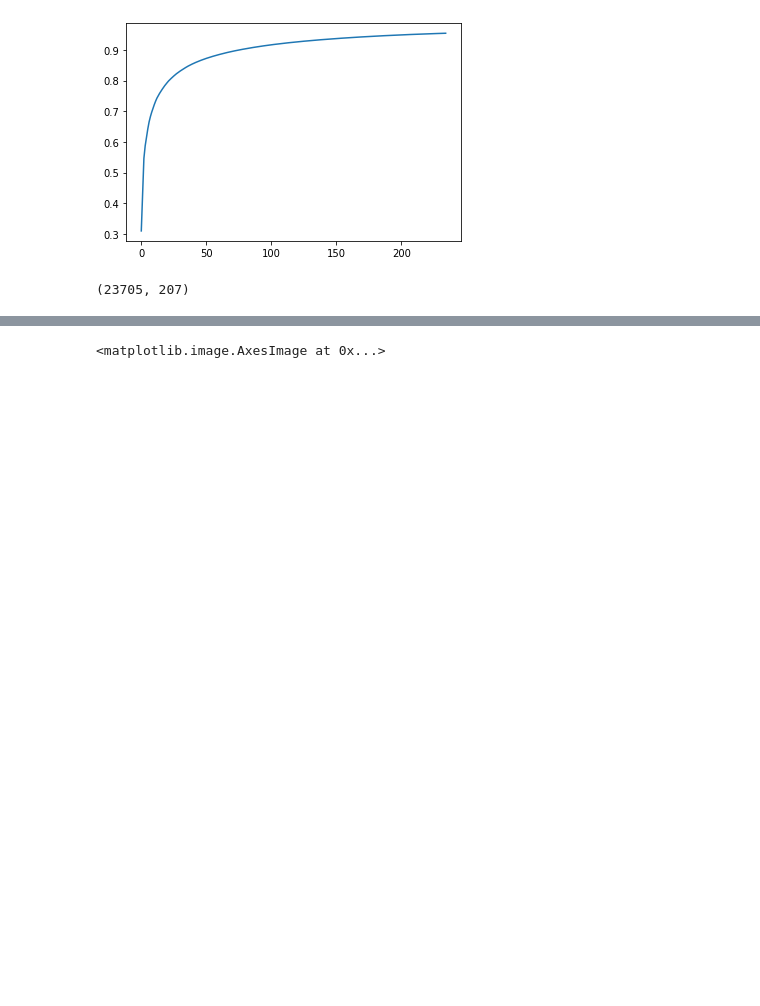
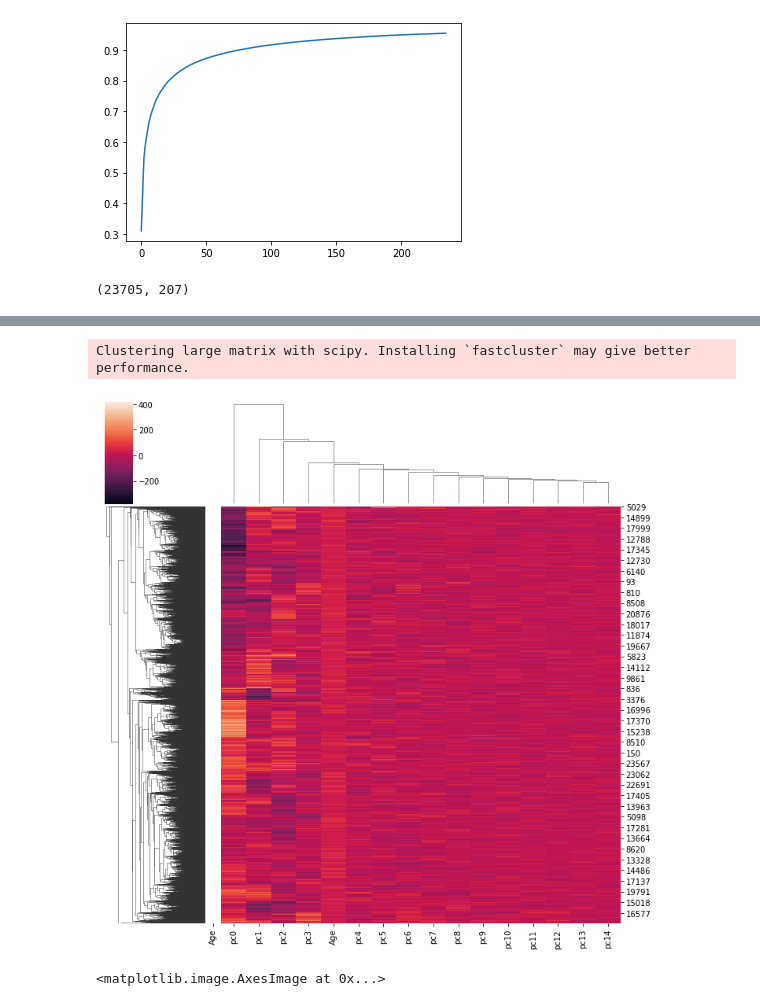
Before and after one commit to MikkelWolfhagen/02582-case-2, a Jupyter notebook: Case2.ipynb, the cells around one changed output, grey strips where cells are left out. Drawn from its saved outputs; the diff is of its cells as text; code cells hidden in the pictures; blank space fills up the shorter version.

```diff
--- a/Case2.ipynb
+++ b/Case2.ipynb
@@ -278,0 +287,4 @@ X_reduced.shape
+# %%
+feat_cols = ['pc'+str(i) for i in range(X_re_df.shape[1])]
+# %%
+X_re_df.columns=feat_cols
@@ -278,0 +305,5 @@ X_reduced.shape
+# %%
+max_pc=15
+X_re_small=X_re_df.iloc[: ,:max_pc]
+# %%
+X_re_small['Age']=Age
@@ -279,3 +409,23 @@ X_reduced.shape
+# %%
+import seaborn as sns
+
+#iris = sns.load_dataset("iris")
+#species = iris.pop("species")
+#g = sns.clustermap(X_re_small)
+
+#g=sns.clustermap(X_re_small,
+#                   figsize=(10, 8),
+#                  row_cluster=False,
+#                   dendrogram_ratio=(.1, .2),
+#                   cbar_pos=(0, .2, .03, .4))
+
+
+lut = dict(zip(Age.unique(), "rbg"))
+row_colors = Age.map(lut)
+g = sns.clustermap(X_re_small, row_colors=row_colors)
+# %% [output]
+Clustering large matrix with scipy. Installing `fastcluster` may give better performance.
+[figure, added]
 # %%
 plt.imshow(graydata_center[0],cmap=plt.cm.gray)
 # %% [output]
```
Also changed, not shown: parts of 22 cells of this notebook.
